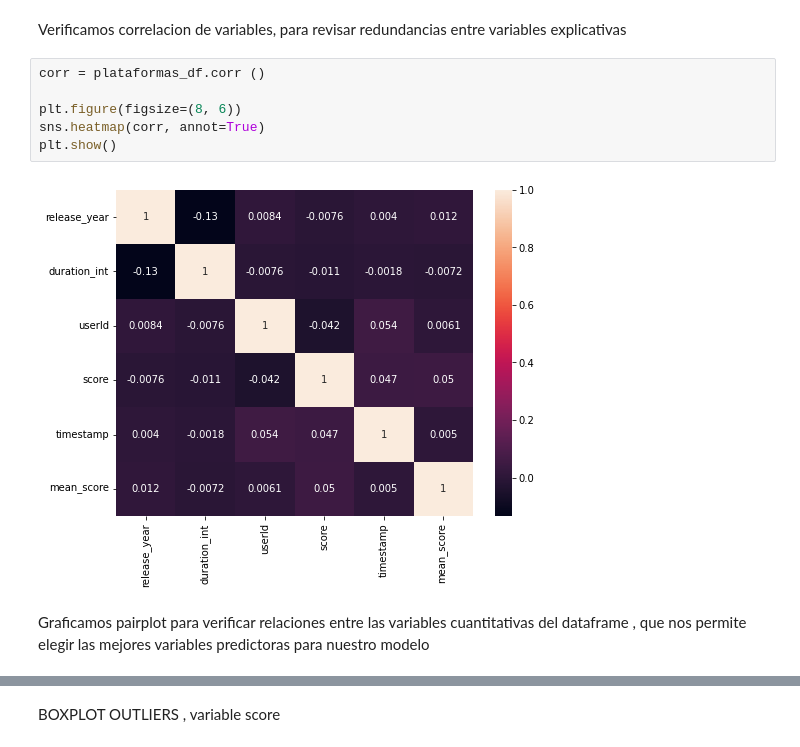
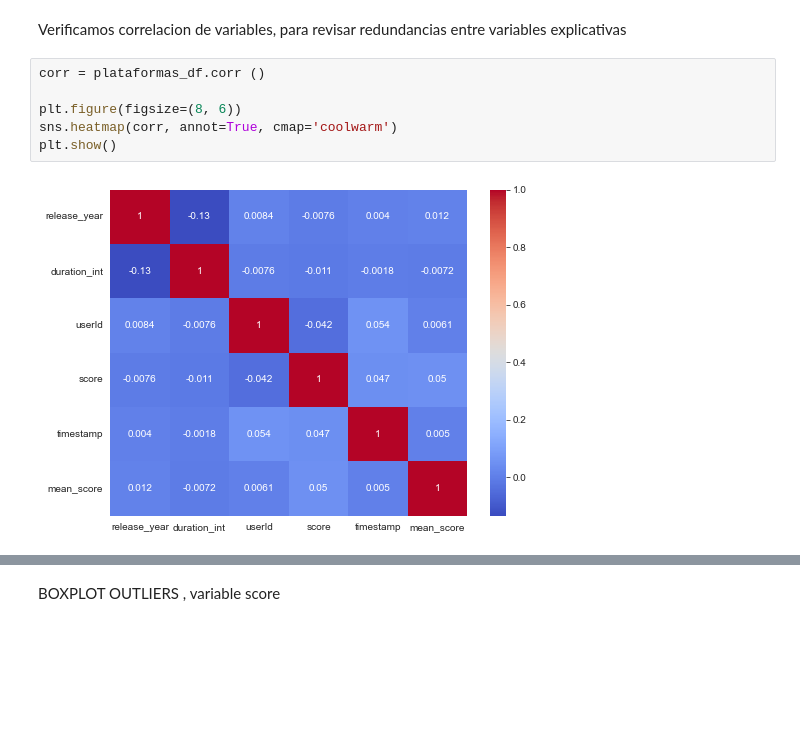
Before and after one commit to gonzalocba/MLops_Streaming, a Jupyter notebook: EDA_final.ipynb, the cells around one changed output, grey strips where cells are left out. Saved outputs shown, nothing was run; the diff lists cells and outputs as text; blank space fills up the shorter version.

```diff
--- a/EDA_final.ipynb
+++ b/EDA_final.ipynb
@@ -73,10 +80,8 @@ Verificamos correlacion de variables, para revisar redundancias entre variables
 # %%
 corr = plataformas_df.corr ()
 
 plt.figure(figsize=(8, 6))
-sns.heatmap(corr, annot=True)
+sns.heatmap(corr, annot=True, cmap='coolwarm')
 plt.show()
 # %% [output]
-[figure, old version]
+[figure, new version]
-# %% [markdown]
-Graficamos pairplot para verificar relaciones entre las variables cuantitativas del dataframe , que nos permite elegir las mejores variables predictoras para nuestro modelo
```
Also changed, not shown: parts of 11 cells of this notebook, 5 other files.
